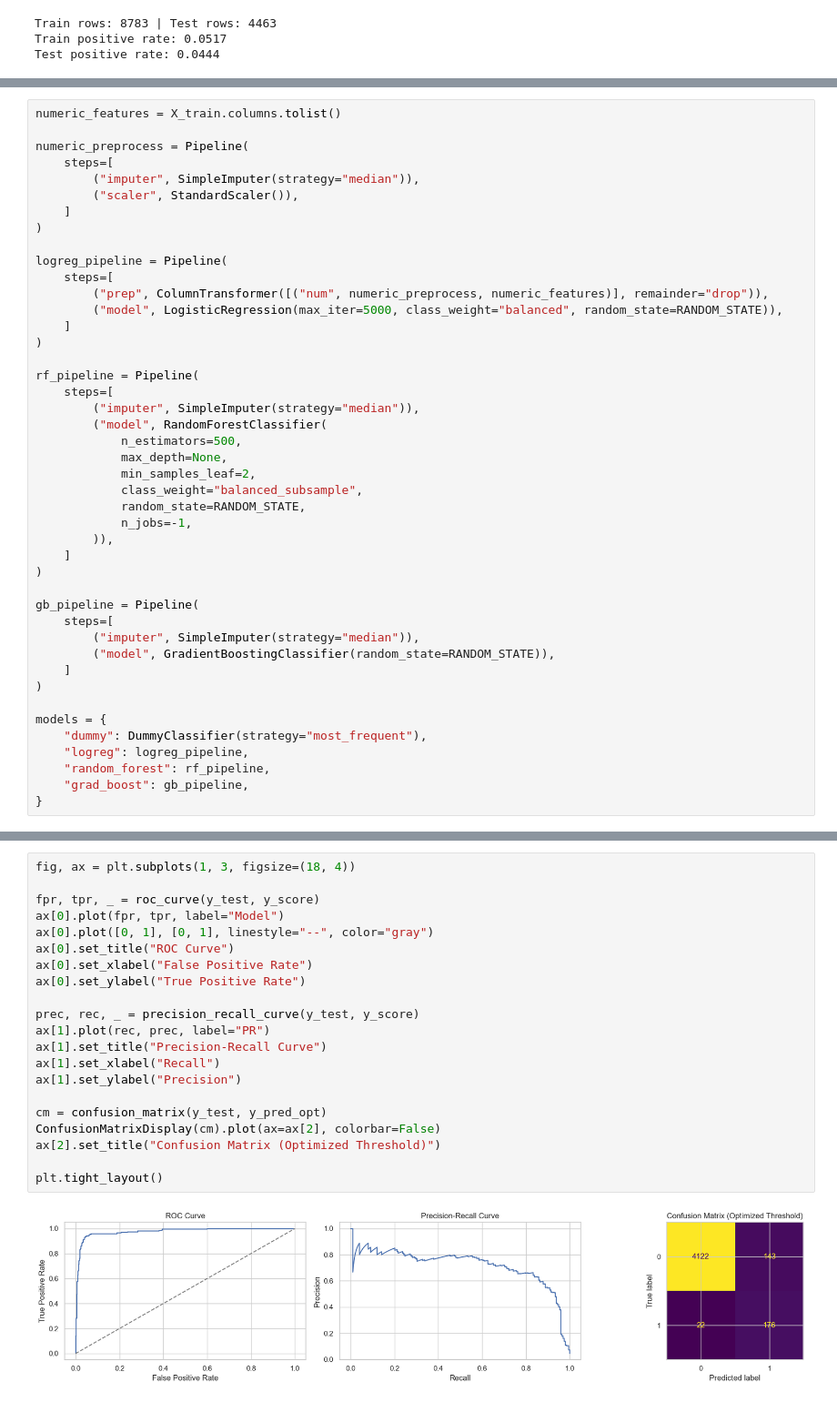
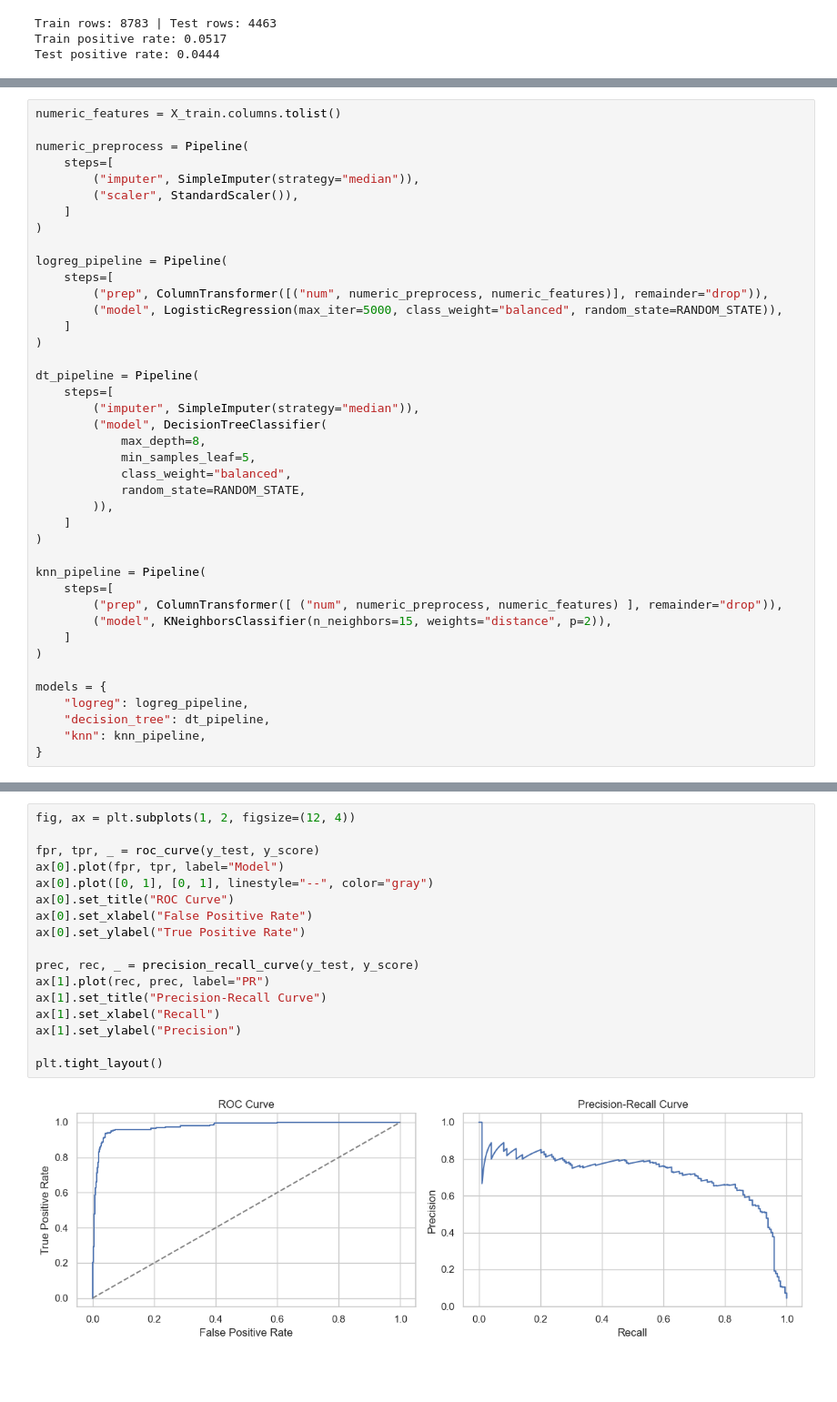
Before and after one commit to bradythibaudeau/NBA-AllStar-Classification, a Jupyter notebook: all_star_classification.ipynb, the cells around one changed output, grey strips where cells are left out. Shown at 91% size. Cells and saved outputs as stored; diff of their text form; blank space fills up the shorter version.

```diff
--- a/all_star_classification.ipynb
+++ b/all_star_classification.ipynb
@@ -168,32 +168,29 @@ logreg_pipeline = Pipeline(
     ]
 )
 
-rf_pipeline = Pipeline(
+dt_pipeline = Pipeline(
     steps=[
         ("imputer", SimpleImputer(strategy="median")),
-        ("model", RandomForestClassifier(
-            n_estimators=500,
-            max_depth=None,
-            min_samples_leaf=2,
-            class_weight="balanced_subsample",
+        ("model", DecisionTreeClassifier(
+            max_depth=8,
+            min_samples_leaf=5,
+            class_weight="balanced",
             random_state=RANDOM_STATE,
-            n_jobs=-1,
         )),
     ]
 )
 
-gb_pipeline = Pipeline(
+knn_pipeline = Pipeline(
     steps=[
-        ("imputer", SimpleImputer(strategy="median")),
-        ("model", GradientBoostingClassifier(random_state=RANDOM_STATE)),
+        ("prep", ColumnTransformer([ ("num", numeric_preprocess, numeric_features) ], remainder="drop")),
+        ("model", KNeighborsClassifier(n_neighbors=15, weights="distance", p=2)),
     ]
 )
 
 models = {
-    "dummy": DummyClassifier(strategy="most_frequent"),
     "logreg": logreg_pipeline,
-    "random_forest": rf_pipeline,
-    "grad_boost": gb_pipeline,
+    "decision_tree": dt_pipeline,
+    "knn": knn_pipeline,
 }
 # %%
 cv = StratifiedKFold(n_splits=5, shuffle=True, random_state=RANDOM_STATE)
@@ -287,25 +259,21 @@ weighted avg      0.975     0.963     0.967      4463
 # %%
-fig, ax = plt.subplots(1, 3, figsize=(18, 4))
+fig, ax = plt.subplots(1, 2, figsize=(12, 4))
 
 fpr, tpr, _ = roc_curve(y_test, y_score)
 ax[0].plot(fpr, tpr, label="Model")
 ax[0].plot([0, 1], [0, 1], linestyle="--", color="gray")
 ax[0].set_title("ROC Curve")
 ax[0].set_xlabel("False Positive Rate")
 ax[0].set_ylabel("True Positive Rate")
 
 prec, rec, _ = precision_recall_curve(y_test, y_score)
 ax[1].plot(rec, prec, label="PR")
 ax[1].set_title("Precision-Recall Curve")
 ax[1].set_xlabel("Recall")
 ax[1].set_ylabel("Precision")
 
-cm = confusion_matrix(y_test, y_pred_opt)
-ConfusionMatrixDisplay(cm).plot(ax=ax[2], colorbar=False)
-ax[2].set_title("Confusion Matrix (Optimized Threshold)")
-
 plt.tight_layout()
 # %% [output]
-[figure, old version]
+[figure, new version]
 # %% [markdown]
 ## 7) Per-Season Performance on Holdout
```
Also changed, not shown: parts of 15 cells of this notebook.
